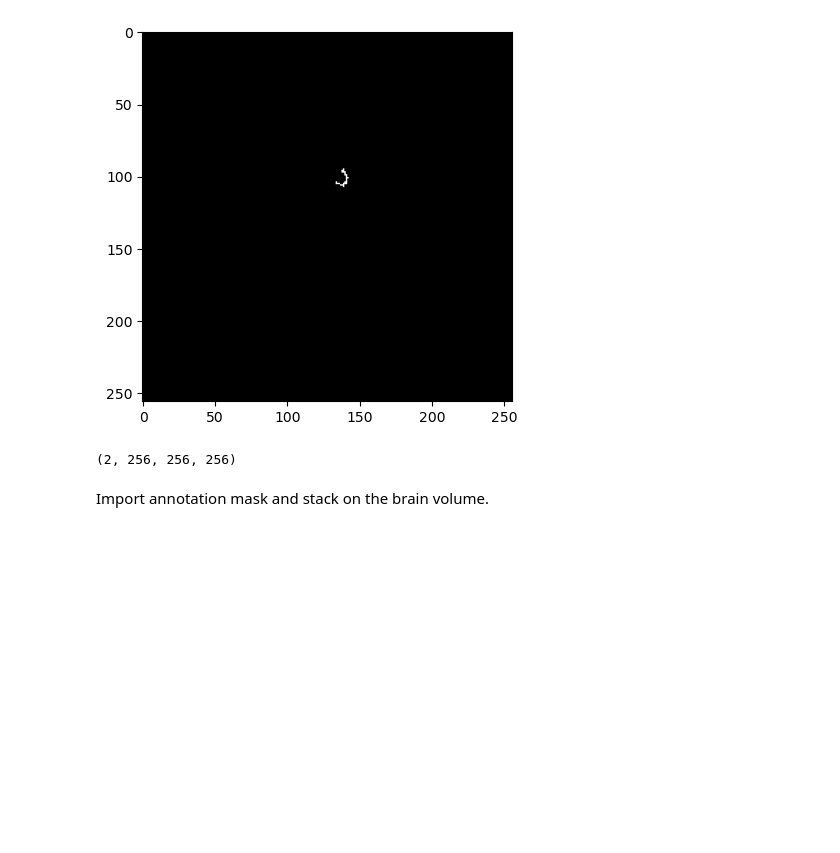
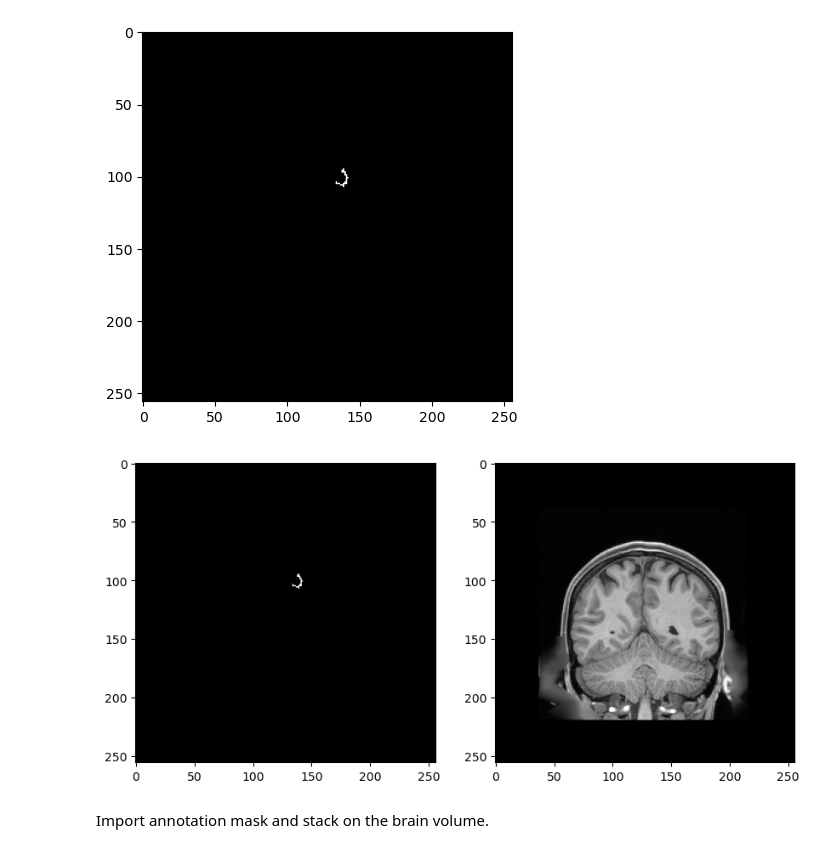
Before and after one commit to b-parker/CNL_scalpel, a Jupyter notebook: scripts/volume_scratch.ipynb, the cells around one changed output. Drawn from its saved outputs; the diff is of its cells as text; code cells hidden in the pictures; blank space fills up the shorter version.

Commit message:
display images of label

```diff
--- a/scripts/volume_scratch.ipynb
+++ b/scripts/volume_scratch.ipynb
@@ -26,11 +26,14 @@ plt.imshow(annot[:,:,100].T, cmap='gray')
 # %% [output]
 <matplotlib.image.AxesImage at 0x...>
 [figure]
-# %%
-stacked = np.stack([bdata, annot])
-stacked.shape
-# %% [output]
-(2, 256, 256, 256)
+# %%
+stacked = np.stack([bdata, annot])
+fig, ax = plt.subplots(1,2, figsize=(10,5))
+
+ax[0].imshow(stacked[1,:,:,100].T, cmap='gray');
+ax[1].imshow(stacked[0,:,:,100].T, cmap='gray');
+# %% [output]
+[figure, added]
 # %% [markdown]
 Import annotation mask and stack on the brain volume.
 # %%
```
Also changed, not shown: parts of 1 cell of this notebook.
